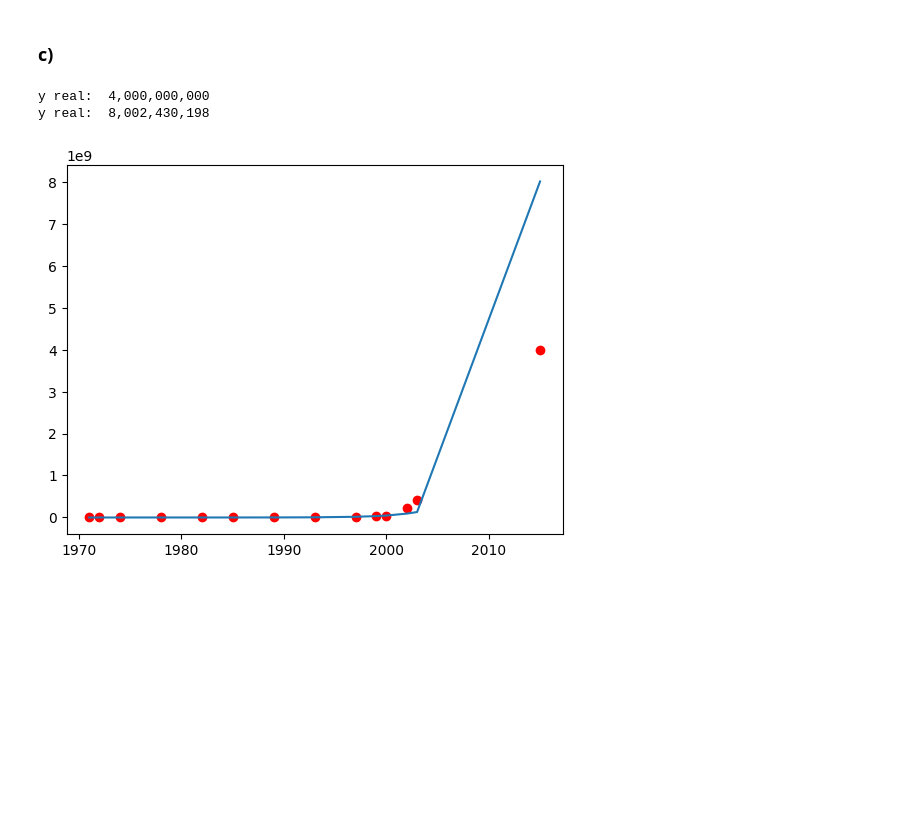
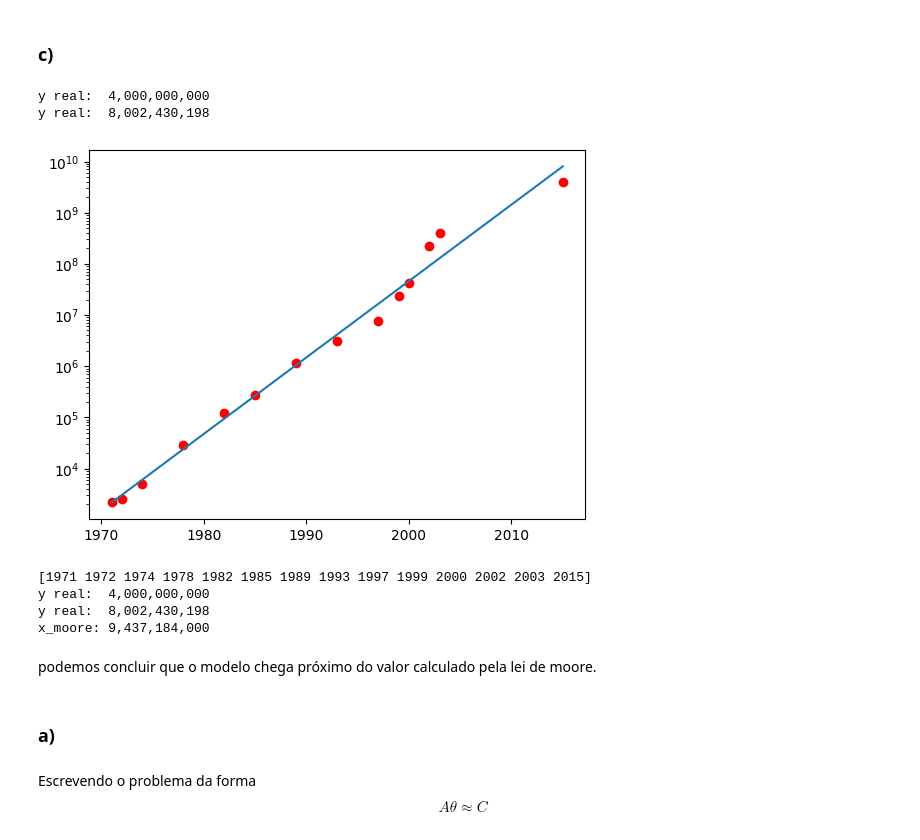
Before and after one commit to vinico-o/Algebra-Linear, a Jupyter notebook: ListaPratica03/ListaPratica03.ipynb, the cells around one changed output. Saved outputs shown, nothing was run; the diff lists cells and outputs as text; code cells hidden in the pictures; blank space fills up the shorter version.

Commit message:
fix: tiranto print gigantescamente enorme

```diff
--- a/ListaPratica03/ListaPratica03.ipynb
+++ b/ListaPratica03/ListaPratica03.ipynb
@@ -334,34 +315,59 @@ print(rms)
 # %%
 x_prev = 2015
 y_real = 4 * (10 ** 9) #notacao 4 x 10^9
 
 #adicionando os valores nos vetores
 x_original = np.append(x_original, x_prev)
 y_original = np.append(y_original, y_real)
 
 #realizando o metodo novamente depois de adicionar os valores
 y_linear = np.log(y_original) #log é o mesmo de ln no numpy
 
 A = np.ones((len(x_original), 2))
 A[:, 1] = x_original
 
 v = np.linalg.lstsq(A, y_linear, rcond=0)[0]
 #reconstruir a funcao original
 f = lambda x: np.exp(v[0]+ v[1] * x)
 f = np.vectorize(f)
 
 y_modelo = f(x_prev)
 
-#plt.yscale("log")
+plt.yscale("log")
 plt.plot(x_original, y_original, 'ro')
 plt.plot(x_original, f(x_original))
 
 print(f"y real:  {y_real:,.0f}")
 print(f"y real:  {y_modelo:,.0f}")
 # %% [output]
 y real:  4,000,000,000
 y real:  8,002,430,198
-[figure, old version]
+[figure, new version]
 # %%
 #Comparando com a lei de Moore (o numero de transistores dobra a cada 1.5 ou 2 anos)
-print(x_)
+print(x_original)
+def lei_moore(x_original, y_original, ano):
+
+    #podemos utilizar uma formula que dobra a cada dois anos
+    ano_inicial = x_original[0]
+    transistores_base = y_original[0]
+
+    diferenca_anos = ano - ano_inicial
+    periodos_dobra = diferenca_anos / 2
+    y_previsto = transistores_base * (2 ** periodos_dobra)
+
+    return y_previsto
+x_moore = lei_moore(x_original, y_original, 2015)
+
+print(f"y real:  {y_real:,.0f}")
+print(f"y real:  {y_modelo:,.0f}")
+print(f"x_moore: {x_moore:,.0f}")
+# %% [output]
+[1971 1972 1974 1978 1982 1985 1989 1993 1997 1999 2000 2002 2003 2015]
+y real:  4,000,000,000
+y real:  8,002,430,198
+x_moore: 9,437,184,000
+# %% [markdown]
+podemos concluir que o modelo chega próximo do valor calculado pela lei de moore.
+# %% [markdown]
+### a)
@@ -367,0 +384,5 @@ print(x_)
+# %% [markdown]
+Escrevendo o problema da forma
+$$
+A\theta \approx C
+$$
```
Also changed, not shown: parts of 12 cells of this notebook.
